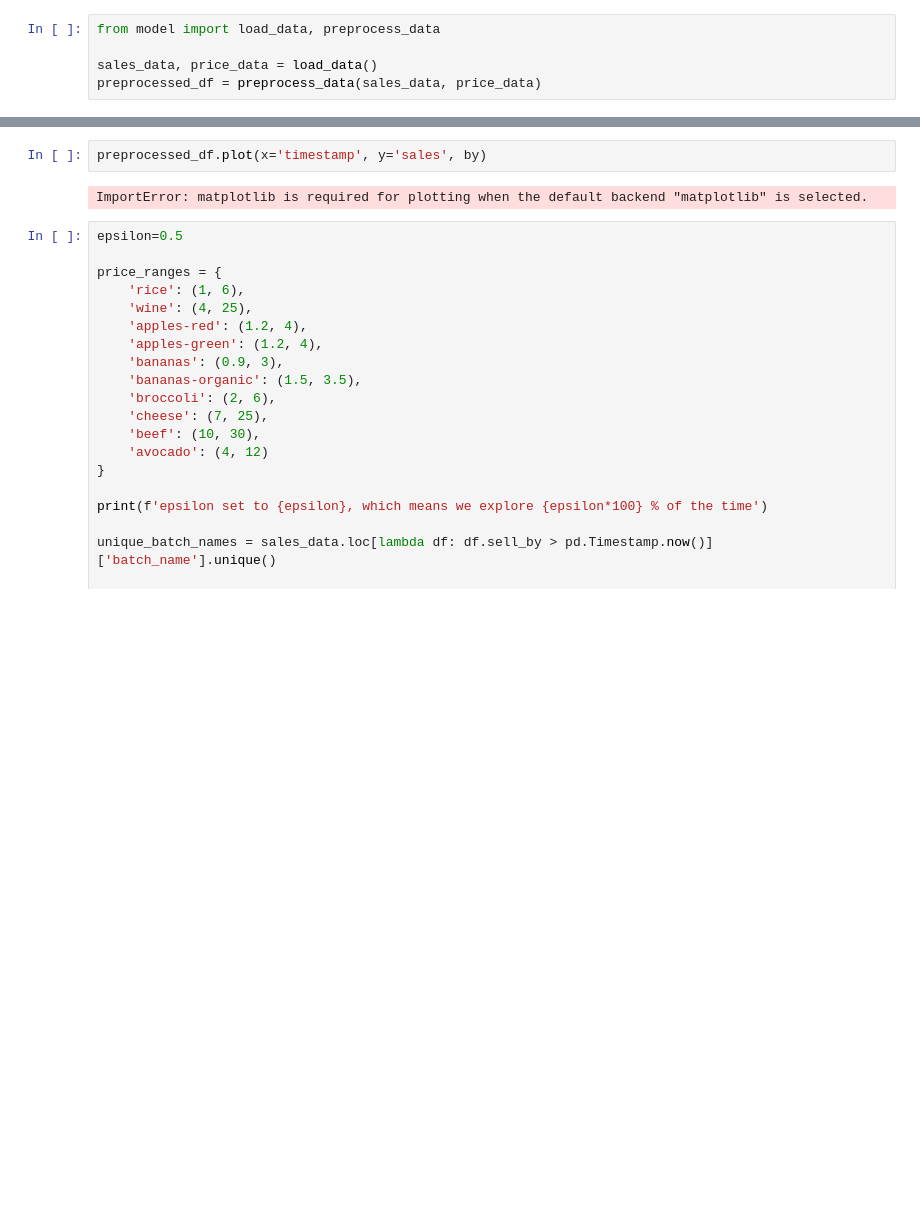
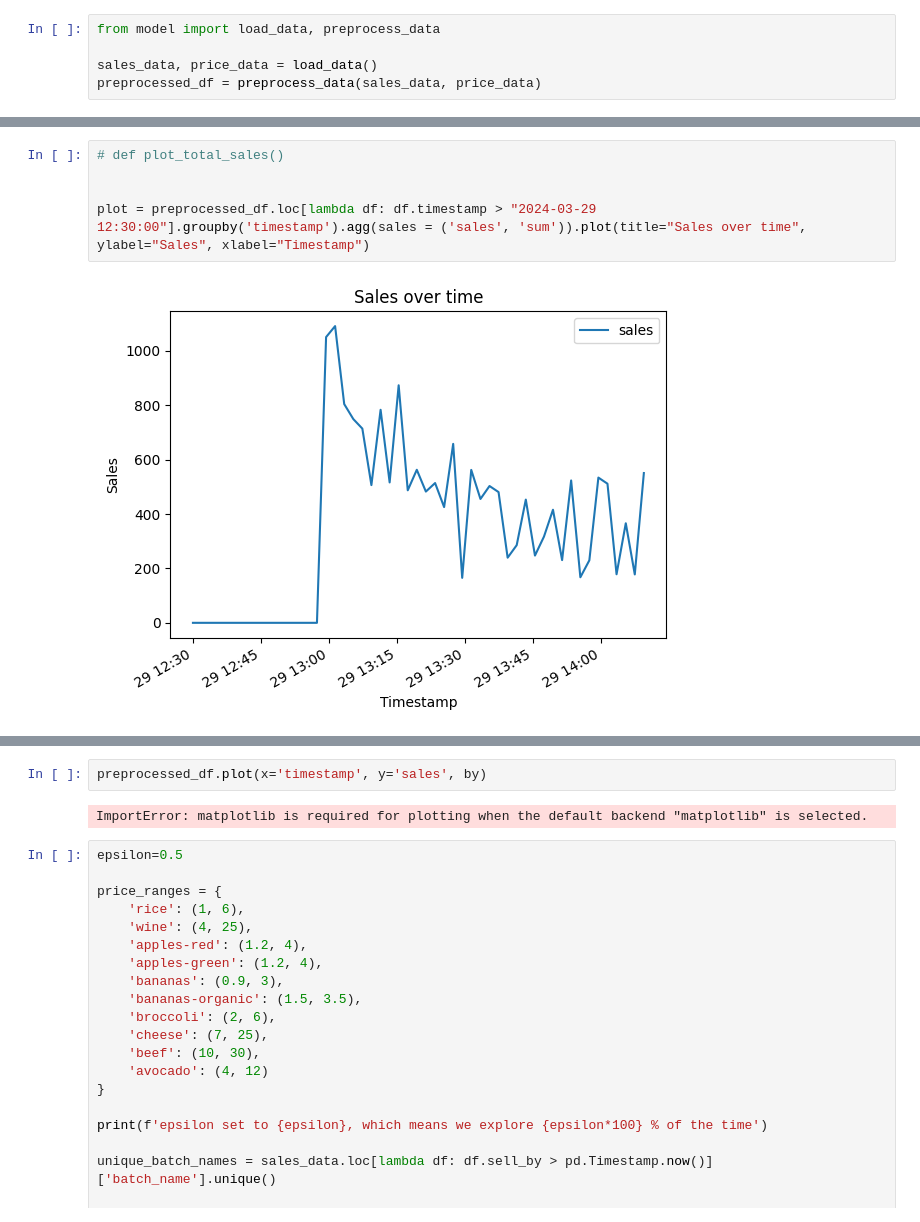
Before and after one commit to attiamani98/praice, a Jupyter notebook: fastapi/model_testing.ipynb, the cells around one changed output, grey strips where cells are left out. Cells and saved outputs as stored; diff of their text form; blank space fills up the shorter version.

```diff
--- a/fastapi/model_testing.ipynb
+++ b/fastapi/model_testing.ipynb
@@ -37,0 +52,7 @@ preprocessed_df = preprocess_data(sales_data, price_data)
+# %%
+# def plot_total_sales()
+
+
+plot = preprocessed_df.loc[lambda df: df.timestamp > "2024-03-29 12:30:00"].groupby('timestamp').agg(sales = ('sales', 'sum')).plot(title="Sales over time", ylabel="Sales", xlabel="Timestamp")
+# %% [output]
+[figure, added]
```
Also changed, not shown: parts of 7 cells of this notebook, 2 other files.
